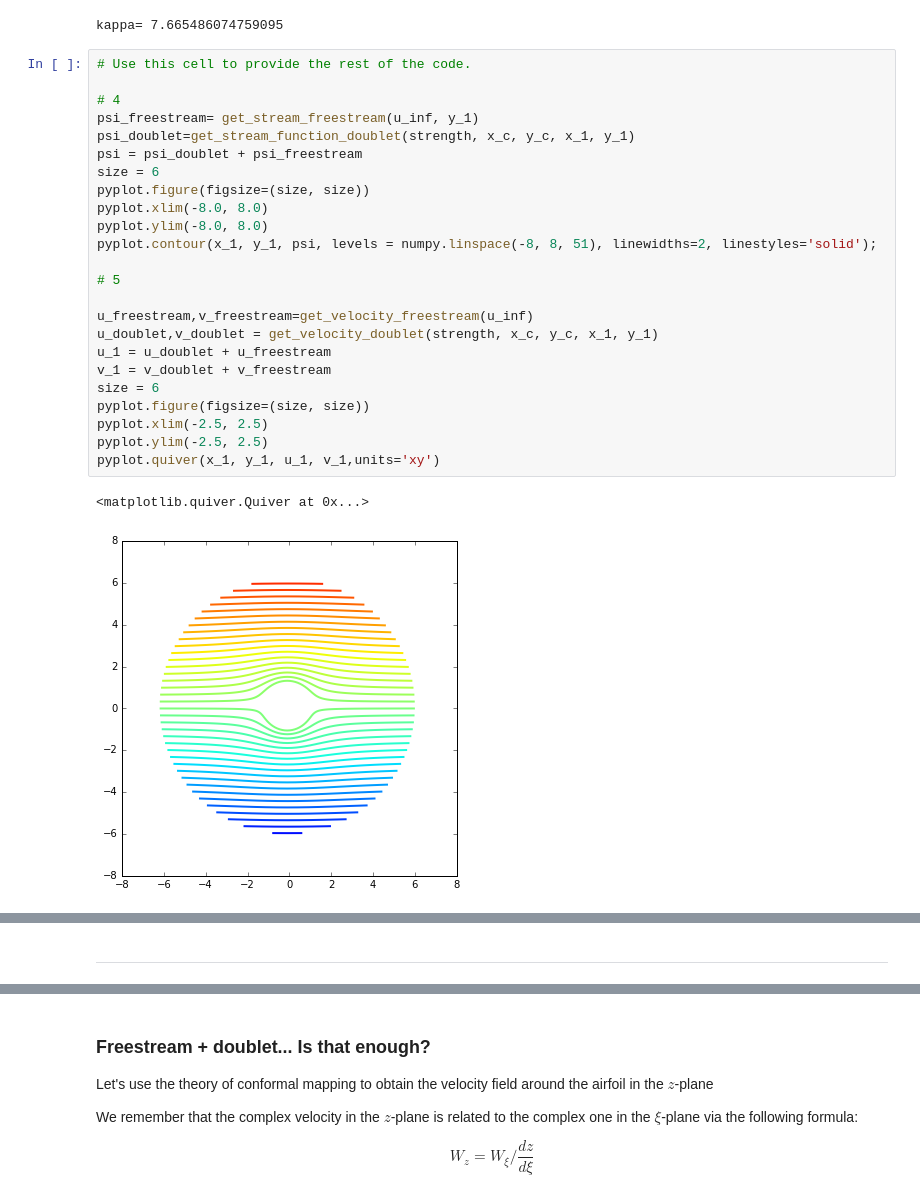
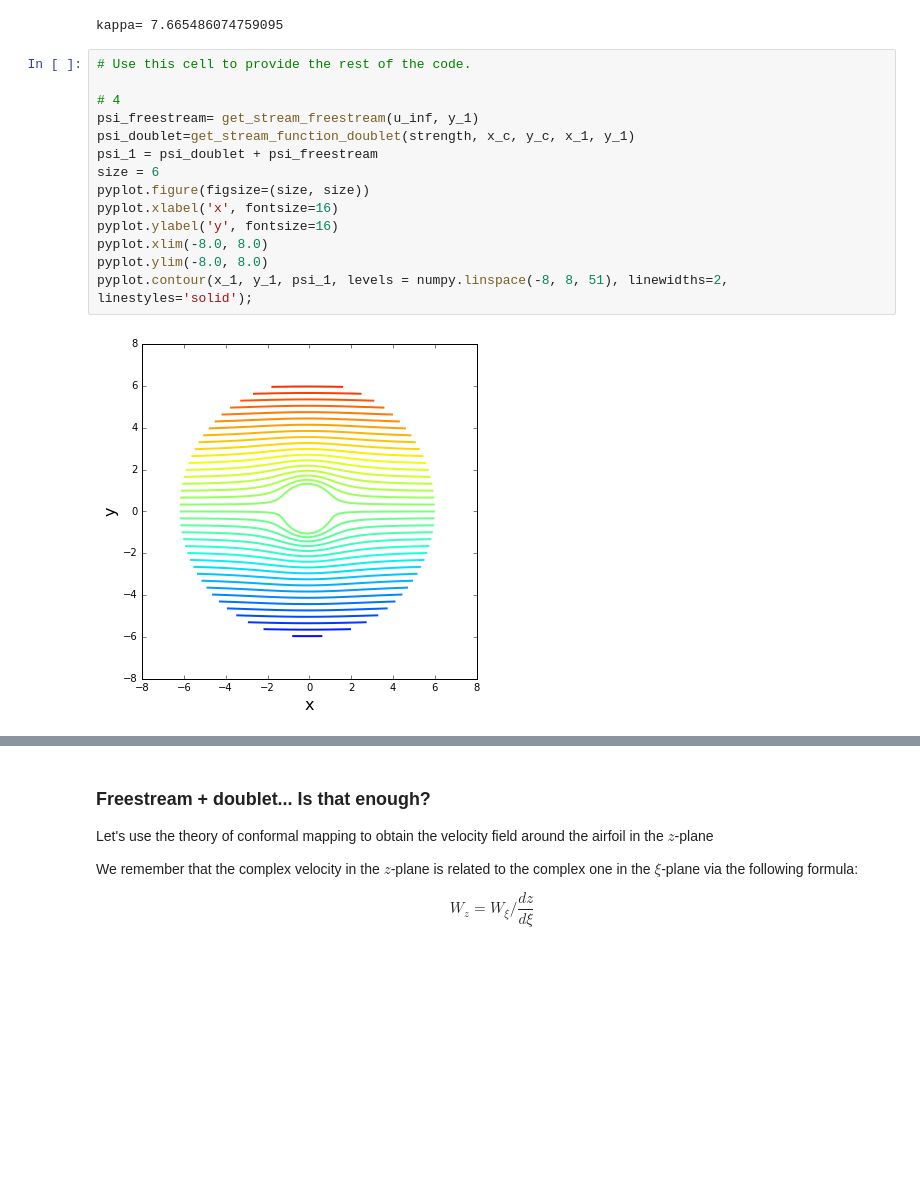
Before and after one commit to liu19941121/mae6226-work, a Jupyter notebook: midterm/midterm.ipynb, the cells around one changed output, grey strips where cells are left out. Cells and saved outputs as stored; diff of their text form; blank space fills up the shorter version.

```diff
--- a/midterm/midterm.ipynb
+++ b/midterm/midterm.ipynb
@@ -273,27 +273,16 @@ kappa= 7.665486074759095
 # %%
 # Use this cell to provide the rest of the code.
 
 # 4
 psi_freestream= get_stream_freestream(u_inf, y_1)
 psi_doublet=get_stream_function_doublet(strength, x_c, y_c, x_1, y_1)
-psi = psi_doublet + psi_freestream
+psi_1 = psi_doublet + psi_freestream
 size = 6
 pyplot.figure(figsize=(size, size))
+pyplot.xlabel('x', fontsize=16)
+pyplot.ylabel('y', fontsize=16)
 pyplot.xlim(-8.0, 8.0)
 pyplot.ylim(-8.0, 8.0)
-pyplot.contour(x_1, y_1, psi, levels = numpy.linspace(-8, 8, 51), linewidths=2, linestyles='solid');
-
-# 5
-
-u_freestream,v_freestream=get_velocity_freestream(u_inf)
-u_doublet,v_doublet = get_velocity_doublet(strength, x_c, y_c, x_1, y_1)
-u_1 = u_doublet + u_freestream
-v_1 = v_doublet + v_freestream
-size = 6
-pyplot.figure(figsize=(size, size))
-pyplot.xlim(-2.5, 2.5)
-pyplot.ylim(-2.5, 2.5)
-pyplot.quiver(x_1, y_1, u_1, v_1,units='xy')
+pyplot.contour(x_1, y_1, psi_1, levels = numpy.linspace(-8, 8, 51), linewidths=2, linestyles='solid');
 # %% [output]
-<matplotlib.quiver.Quiver at 0x...>
-[figure, old version]
+[figure, new version]
@@ -301,2 +288,0 @@ pyplot.quiver(x_1, y_1, u_1, v_1,units='xy')
-# %% [markdown]
----
```
Also changed, not shown: parts of 22 cells of this notebook, 1 other file.
